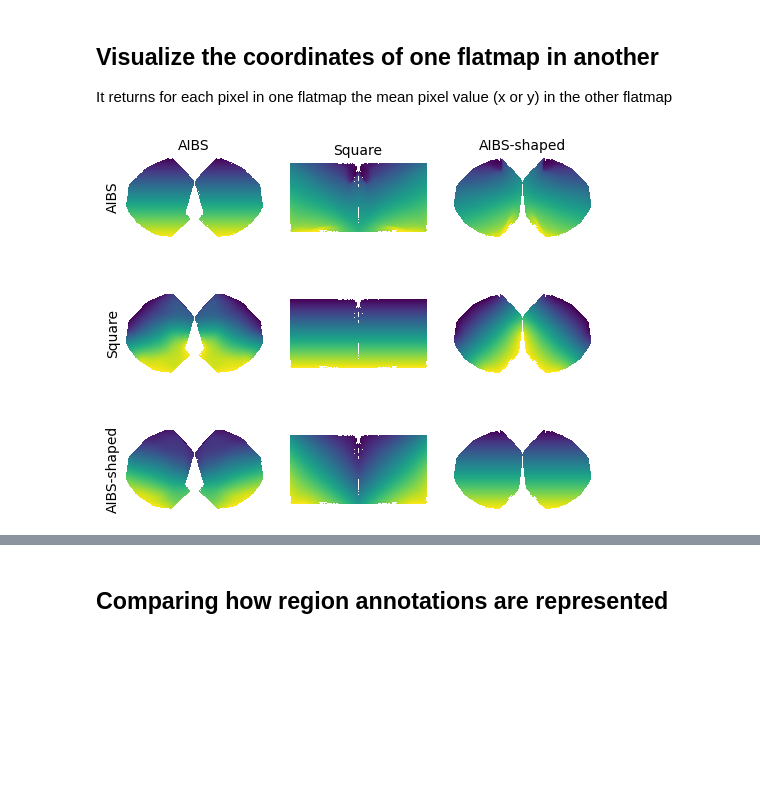
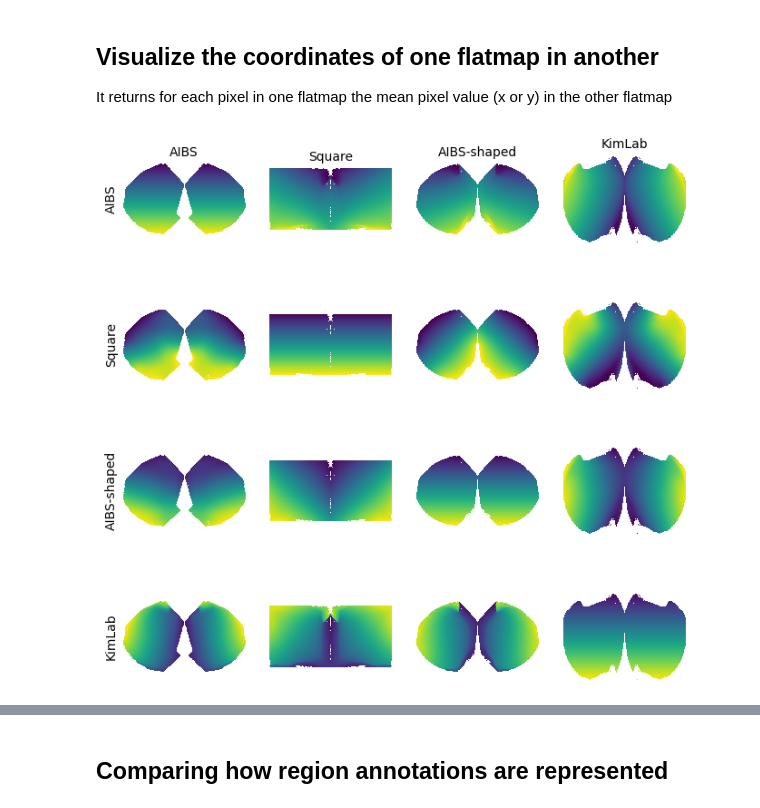
Before and after one commit to BlueBrain/atlas-enhancement, a Jupyter notebook: flatmap/notebooks/flatmap_comparison.ipynb, the cells around one changed output, grey strips where cells are left out. Drawn from its saved outputs; the diff is of its cells as text; code cells hidden in the pictures; blank space fills up the shorter version.

Commit message:
Add comparison with KimLab flatmap
+ Parameterize comparisons to list of flatmaps

```diff
--- a/flatmap/notebooks/flatmap_comparison.ipynb
+++ b/flatmap/notebooks/flatmap_comparison.ipynb
@@ -27,8 +27,9 @@ fn_aibs = "dorsal_flatmap_paths_10.h5"
 npix_flat = 256
 fn_shaped = "flatmap_authalic_shaped_256.nrrd"
 fn_square = "flatmap_authalic_square_256.nrrd"
+fn_kimlab = "flatmap_kimlab_256.nrrd"
 
-labels = ["AIBS", "Square", "AIBS-shaped"]
+labels = ["AIBS", "Square", "AIBS-shaped", "KimLab"]
 # %%
 # Load annotations and region hierarchy
 ann = VoxelData.load_nrrd(fn_ann)
@@ -176,3 +177,8 @@ pd_fm_shaped
 | 123465448 | 1037 | 233 | 252 | 250 | 130 | 946009872 | 40 |
 | 123465449 | 1037 | 233 | 887 | 250 | 382 | 946010507 | 40 |
 123465450 rows × 7 columns
+# %%
+# KimLab flatmap
+fm_kimlab = VoxelData.load_nrrd(fn_kimlab)
+pd_fm_kimlab = nrrd_flatmap_to_pandas(fm_kimlab, ann)
+del fm_kimlab
@@ -209,9 +231,14 @@ pd_fm_square = pd_fm_square.loc[mask]
 mask = numpy.isin(pd_fm_shaped["idx"], pd_fm_aibs["idx"])
 pd_fm_shaped = pd_fm_shaped.loc[mask]
 
-# Note: voxels can be assigned to multiple pixels in the AIBS flatmap!
+mask = numpy.isin(pd_fm_kimlab["idx"], pd_fm_aibs["idx"])
+pd_fm_kimlab = pd_fm_kimlab.loc[mask]
+
+# Note: voxels can be afssrsgssigned to multiple pixels in the AIBS flatmap!
 # %%
-pd_flatmaps = [pd_fm_aibs, pd_fm_square, pd_fm_shaped]
+pd_flatmaps = [pd_fm_aibs, pd_fm_square, pd_fm_shaped, pd_fm_kimlab]
+npix_fm = [npix_aibs, npix_flat, npix_flat, npix_flat]
+nfm = len(pd_flatmaps)
 # %% [markdown]
 ## Visualize the coordinates of one flatmap in another
 It returns for each pixel in one flatmap the mean pixel value (x or y) in the other flatmap
@@ -230,19 +257,19 @@ def visualize_flatmap_in_other_flatmap(fm_use, fm_show, prop_to_show,
     M = pandas.concat([fm_use, viz], axis=1).groupby(props_to_use)["viz"].mean()
     return M.unstack(props_to_use[1])
 # %%
-fig = plt.figure(figsize=(6, 5))
+fig = plt.figure(figsize=(nfm * 2, nfm * 2))
 
 for i, pd_fm_1 in enumerate(pd_flatmaps):
     for j, pd_fm_2 in enumerate(pd_flatmaps):
-        ax = fig.add_subplot(3, 3, 3 * i + j + 1)
+        ax = fig.add_subplot(nfm, nfm, nfm * i + j + 1)
         im = visualize_flatmap_in_other_flatmap(pd_fm_2, pd_fm_1, "pxl_x")
         ax.imshow(im, interpolation='nearest')  # with interior NaNs (holes), interpolation screws up the image
         # ax.set_ylabel("pixel: y")
         ax.set_xticks([]); ax.set_yticks([])
         ax.set_frame_on(False)
         if i == 0: ax.set_title(labels[j], fontsize=10)
         if j == 0: ax.set_ylabel(labels[i])
 
-fig.savefig("comparing_flatmap_coordinates_10um.pdf")
+fig.savefig("comparing_flatmap_coordinates_10um_pxl_x.pdf")
 # %% [output]
-[figure, old version]
+[figure, new version]
```
Also changed, not shown: parts of 20 cells of this notebook.
